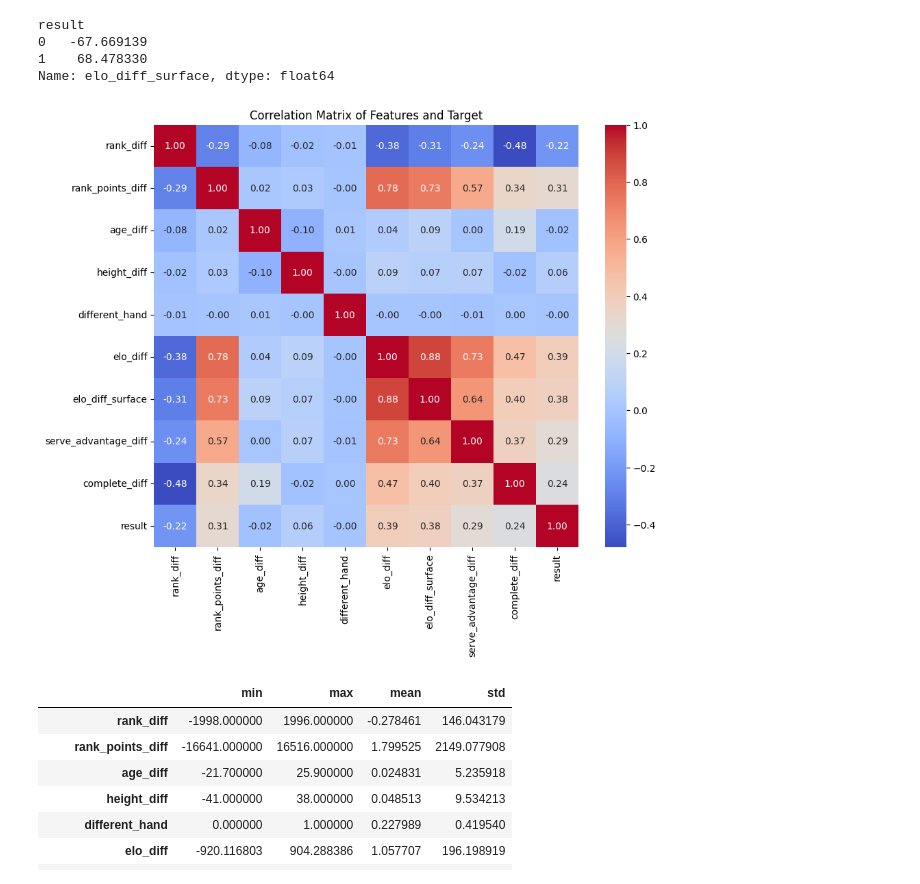
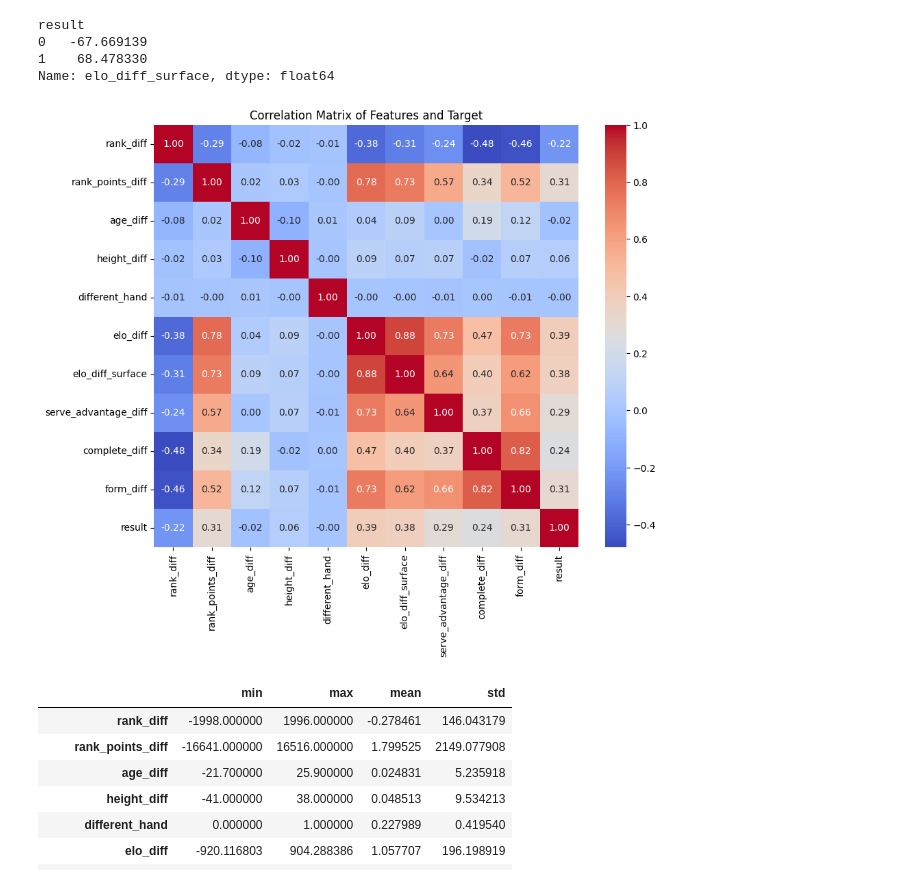
Before and after one commit to arttusokka/Predicting-ATP-matches-outcome, a Jupyter notebook: data_cleaning_preprocessing/data_preprocessing.ipynb, the cells around one changed output. Saved outputs shown, nothing was run; the diff lists cells and outputs as text; code cells hidden in the pictures.

```diff
--- a/data_cleaning_preprocessing/data_preprocessing.ipynb
+++ b/data_cleaning_preprocessing/data_preprocessing.ipynb
@@ -251,23 +251,24 @@ df_clean["form_diff"] = (
 # %%
 #correlation matrix with all features
 X = [
     "rank_diff",
     "rank_points_diff",
     "age_diff",
     "height_diff",
     "different_hand",
     "elo_diff",
     "elo_diff_surface",
     "serve_advantage_diff",
     "complete_diff",
+    "form_diff",
 ]
 corr_matrix = df_clean[X + ["result"]].corr()
 plt.figure(figsize=(10, 8))
 sns.heatmap(corr_matrix, annot=True, cmap="coolwarm", fmt=".2f")
 plt.title("Correlation Matrix of Features and Target")
 plt.show()
 # %% [output]
-[figure, old version]
+[figure, new version]
 # %%
 #save the data
 df_clean.to_csv("../data/atp_matches_2000_2019_clean.csv", index=False)
```
Also changed, not shown: 9 other files.
